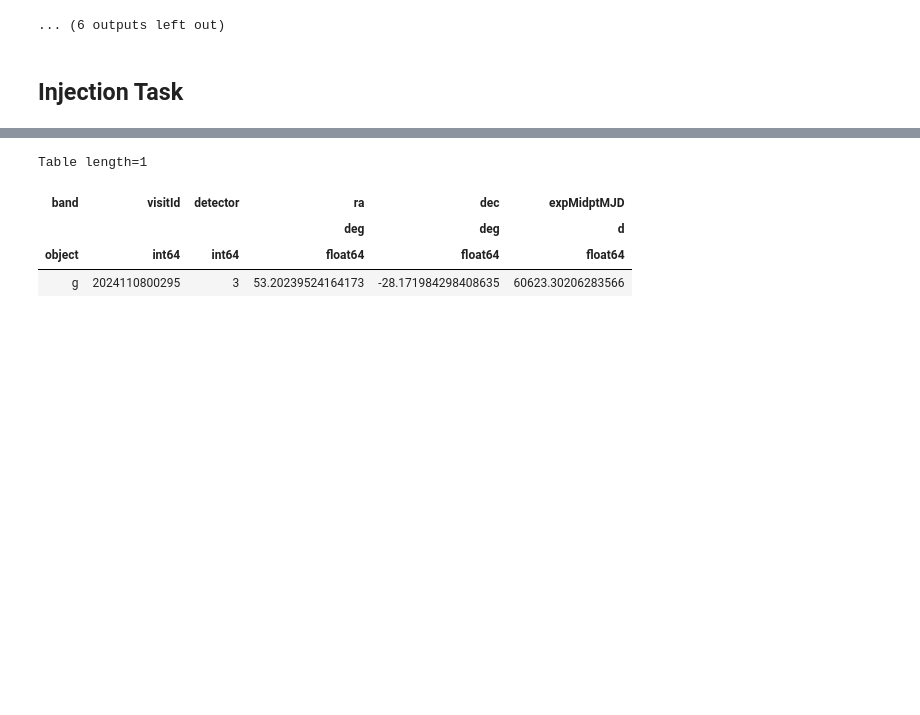
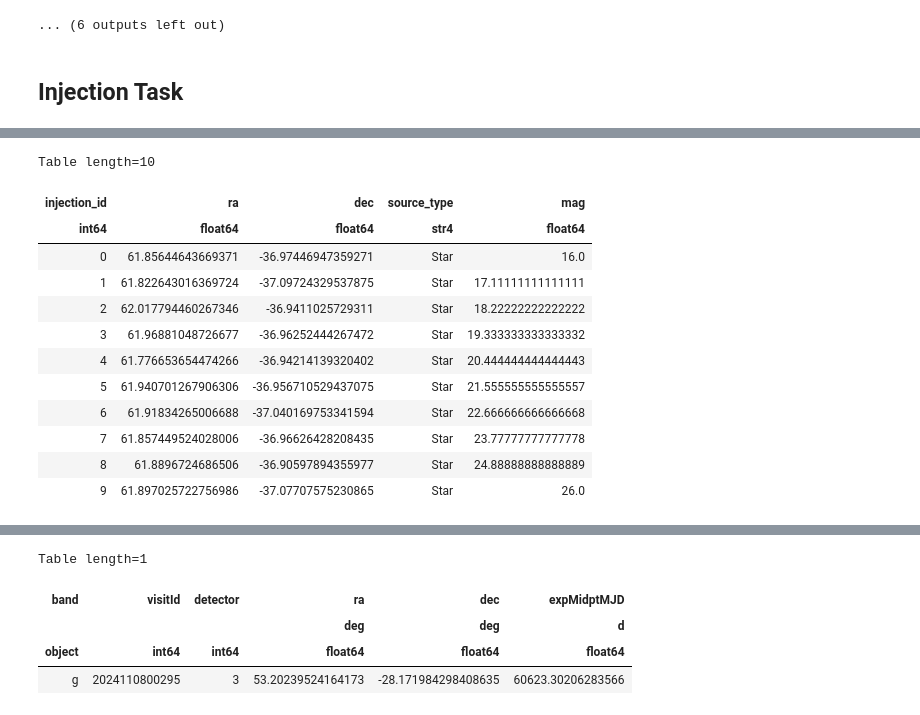
Before and after one commit to nowokaren/ulens_lsst, a Jupyter notebook: docs/tutorials/tutorial_RSP.ipynb, the cells around one changed output, grey strips where cells are left out. Cells and saved outputs as stored; diff of their text form; code cells hidden in the pictures; blank space fills up the shorter version.

```diff
--- a/docs/tutorials/tutorial_RSP.ipynb
+++ b/docs/tutorials/tutorial_RSP.ipynb
@@ -869,0 +917,23 @@ lsst.characterizeImage.measurePsf INFO: Sending 84 candidates to PSF determiner
+# %%
+from astropy.table import Table
+injection_id = list(range(n_points))
+mag = np.linspace(16, 26, n_points)
+source_type = ["Star"] * n_points
+data = [injection_id, RA, DEC, source_type, mag]
+
+inject_table = Table(data, names=['injection_id', 'ra', 'dec', 'source_type', 'mag'])
+inject_table
+# %% [output]
+Table length=10
+| injection_id | ra | dec | source_type | mag |
+| int64 | float64 | float64 | str4 | float64 |
+| 0 | 61.85644643669371 | -36.97446947359271 | Star | 16.0 |
+| 1 | 61.822643016369724 | -37.09724329537875 | Star | 17.11111111111111 |
+| 2 | 62.017794460267346 | -36.9411025729311 | Star | 18.22222222222222 |
+| 3 | 61.96881048726677 | -36.96252444267472 | Star | 19.333333333333332 |
+| 4 | 61.776653654474266 | -36.94214139320402 | Star | 20.444444444444443 |
+| 5 | 61.940701267906306 | -36.956710529437075 | Star | 21.555555555555557 |
+| 6 | 61.91834265006688 | -37.040169753341594 | Star | 22.666666666666668 |
+| 7 | 61.857449524028006 | -36.96626428208435 | Star | 23.77777777777778 |
+| 8 | 61.8896724686506 | -36.90597894355977 | Star | 24.88888888888889 |
+| 9 | 61.897025722756986 | -37.07707575230865 | Star | 26.0 |
```
Also changed, not shown: parts of 8 cells of this notebook.
